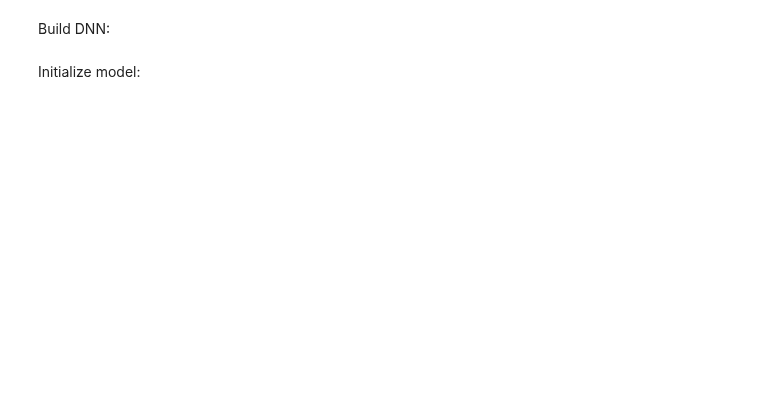
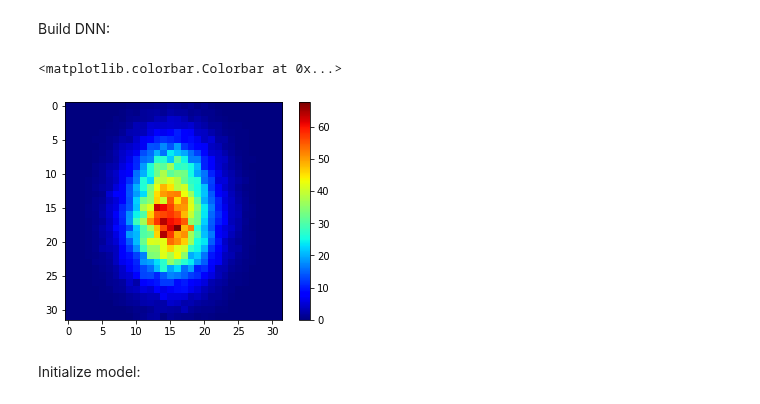
Before and after one commit to mdmorris/CNNsimple, a Jupyter notebook: CNN_sparse_classifier.ipynb, the cells around one changed output. Saved outputs shown, nothing was run; the diff lists cells and outputs as text; code cells hidden in the pictures; blank space fills up the shorter version.

```diff
--- a/CNN_sparse_classifier.ipynb
+++ b/CNN_sparse_classifier.ipynb
@@ -62,5 +72,14 @@ plt.colorbar()
 # %% [markdown]
 Build DNN:
+# %%
+#background
+display_bkg = bkg_trainimages.reshape(grid,grid)
+plt.grid(False)
+plt.imshow(display_bkg, cmap = 'jet')
+plt.colorbar()
+# %% [output]
+<matplotlib.colorbar.Colorbar at 0x...>
+[figure, added]
 # %%
 def build_model():
     model = keras.Sequential([
```
Also changed, not shown: parts of 13 cells of this notebook.
